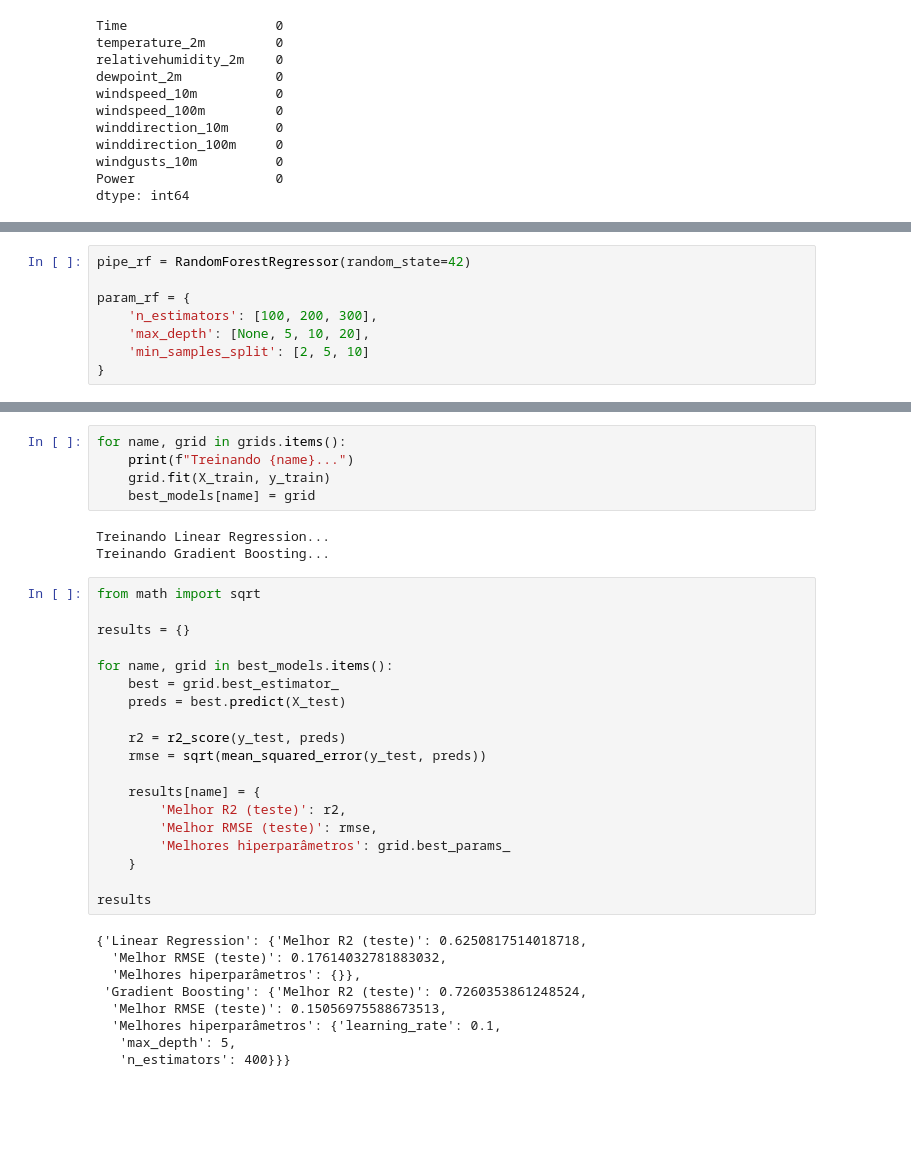
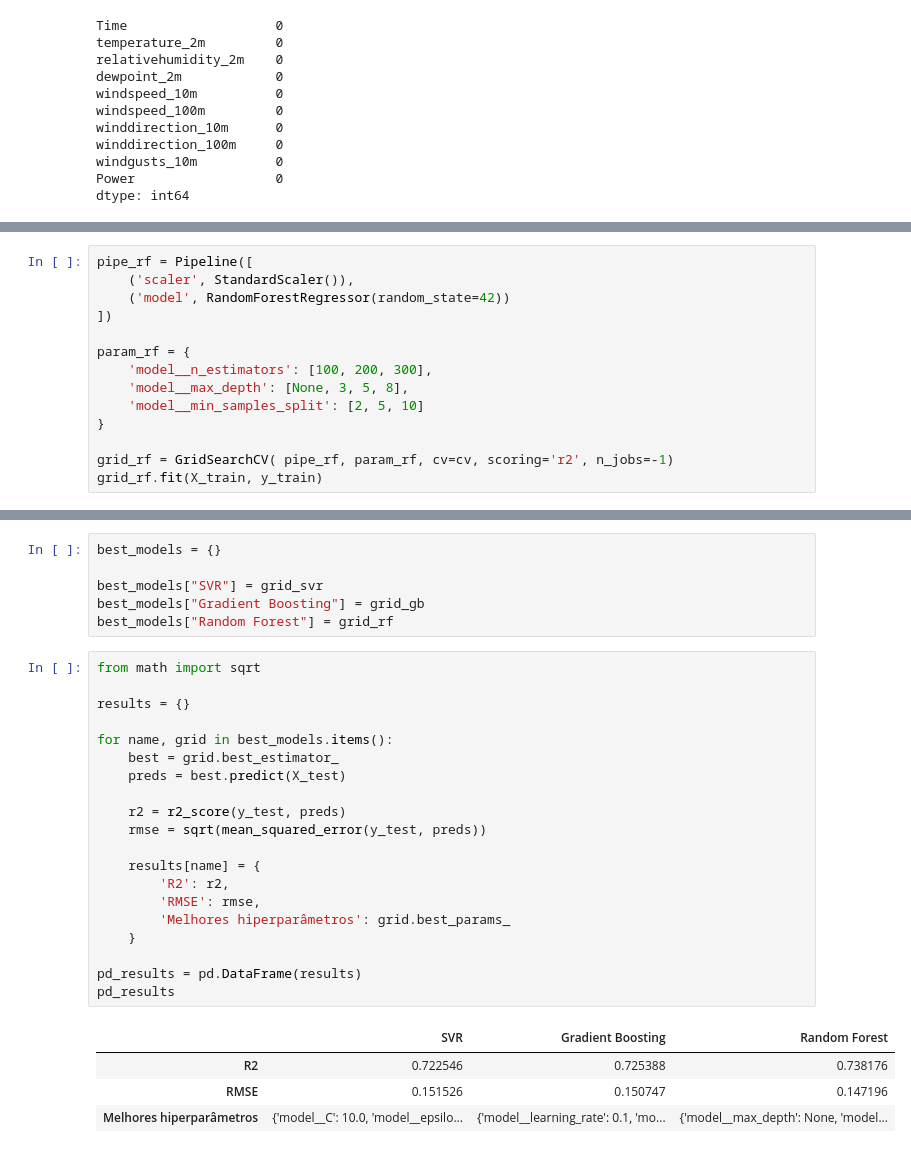
Before and after one commit to mariaclaraps/projeto-ciencia-dos-dados, a Jupyter notebook: notebooks/wind-power-generation-regression.ipynb, the cells around one changed output, grey strips where cells are left out. Drawn from its saved outputs; the diff is of its cells as text; blank space fills up the shorter version.

```diff
--- a/notebooks/wind-power-generation-regression.ipynb
+++ b/notebooks/wind-power-generation-regression.ipynb
@@ -99,8 +157,14 @@ param_lr = {
 # %%
-pipe_rf = RandomForestRegressor(random_state=42)
+pipe_rf = Pipeline([
+    ('scaler', StandardScaler()),
+    ('model', RandomForestRegressor(random_state=42))
+])
 
 param_rf = {
-    'n_estimators': [100, 200, 300],
-    'max_depth': [None, 5, 10, 20],
-    'min_samples_split': [2, 5, 10]
+    'model__n_estimators': [100, 200, 300],
+    'model__max_depth': [None, 3, 5, 8],
+    'model__min_samples_split': [2, 5, 10]
 }
+
+grid_rf = GridSearchCV( pipe_rf, param_rf, cv=cv, scoring='r2', n_jobs=-1)
+grid_rf.fit(X_train, y_train)
@@ -125,36 +223,31 @@ best_models = {}
 # %%
-for name, grid in grids.items():
-    print(f"Treinando {name}...")
-    grid.fit(X_train, y_train)
-    best_models[name] = grid
+best_models = {}
+
+best_models["SVR"] = grid_svr
+best_models["Gradient Boosting"] = grid_gb
+best_models["Random Forest"] = grid_rf
-# %% [output]
-Treinando Linear Regression...
-Treinando Gradient Boosting...
 # %%
 from math import sqrt
 
 results = {}
 
 for name, grid in best_models.items():
     best = grid.best_estimator_
     preds = best.predict(X_test)
 
     r2 = r2_score(y_test, preds)
     rmse = sqrt(mean_squared_error(y_test, preds))
 
     results[name] = {
-        'Melhor R2 (teste)': r2,
-        'Melhor RMSE (teste)': rmse,
+        'R2': r2,
+        'RMSE': rmse,
         'Melhores hiperparâmetros': grid.best_params_
     }
 
-results
+pd_results = pd.DataFrame(results)
+pd_results
 # %% [output]
-{'Linear Regression': {'Melhor R2 (teste)': 0.6250817514018718,
-  'Melhor RMSE (teste)': 0.17614032781883032,
-  'Melhores hiperparâmetros': {}},
- 'Gradient Boosting': {'Melhor R2 (teste)': 0.7260353861248524,
-  'Melhor RMSE (teste)': 0.15056975588673513,
-  'Melhores hiperparâmetros': {'learning_rate': 0.1,
-   'max_depth': 5,
-   'n_estimators': 400}}}
+|  | SVR | Gradient Boosting | Random Forest |
+| R2 | 0.722546 | 0.725388 | 0.738176 |
+| RMSE | 0.151526 | 0.150747 | 0.147196 |
+| Melhores hiperparâmetros | {'model__C': 10.0, 'model__epsilo... | {'model__learning_rate': 0.1, 'mo... | {'model__max_depth': None, 'model... |
```
Also changed, not shown: parts of 14 cells of this notebook.
